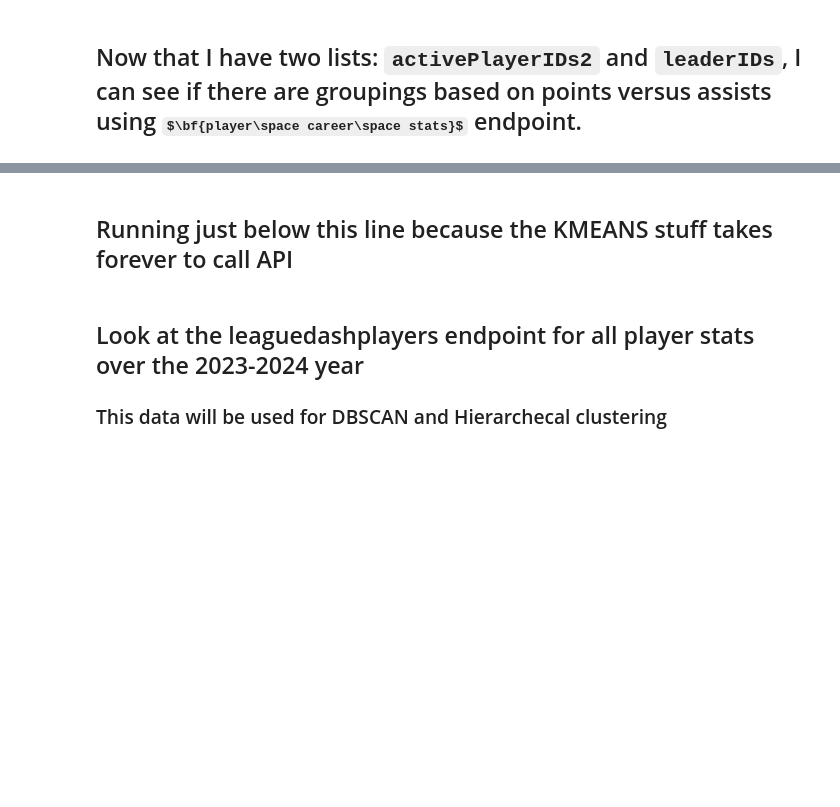
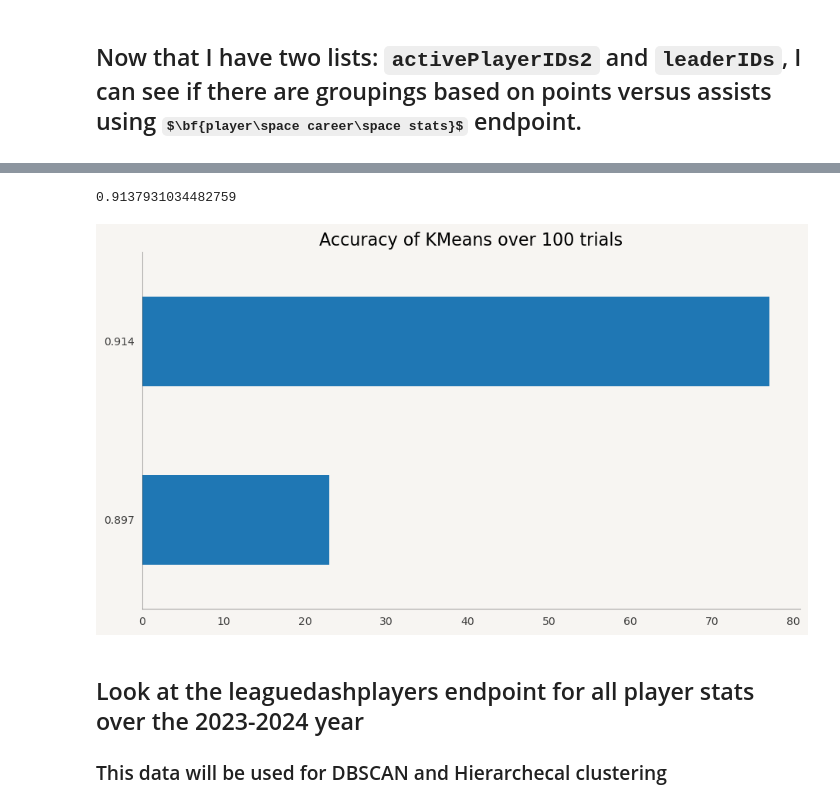
Before and after one commit to lonswaymar/NuggetAnalysis, a Jupyter notebook: notebooks/gather_data_clustering.ipynb, the cells around one changed output, grey strips where cells are left out. Saved outputs shown, nothing was run; the diff lists cells and outputs as text; code cells hidden in the pictures; some formulas as TeX source; blank space fills up the shorter version.

```diff
--- a/notebooks/gather_data_clustering.ipynb
+++ b/notebooks/gather_data_clustering.ipynb
@@ -264,5 +237,37 @@ plt.show()
-# %% [markdown]
-## Running just below this line because the KMEANS stuff takes forever to call API
+# %%
+# Calculate accuracy. Note that colors array is proxy for LEADER classification
+colors.index = range(0, len(labels))
+acc = (colors == labels).sum()/len(colors)
+acc
+# %% [output]
+0.9137931034482759
+# %%
+# Perform mini simulation to determine the accuracy distribution
+accuracies = []
+for _ in range(100):
+
+    kmeans.fit(normalized_top_95)
+    labels = pd.Series(kmeans.labels_).map({0:"lightgreen", 1:"grey"})
+    acc = (colors == labels).sum()/len(colors)
+    acc = float(f"{acc:.3f}")
+    # Accounts for clusters switching
+    if acc < 0.5:
+        acc = 1 - acc
+
+    accuracies.append(acc)
+
+
+fig, ax = plt.subplots(figsize=figsize)
+series = pd.Series(accuracies).value_counts(ascending=True)
+series.plot(kind="barh", ax=ax)
+ax.set_title("Accuracy of KMeans over 100 trials", fontsize=titlesize)
+fig.set_facecolor(facecolor)
+ax.set_facecolor(facecolor)
+tidy_axes(ax)
+plt.savefig("../images/module2_images/kmeans_sim.png")
+plt.show()
+# %% [output]
+[figure, added]
 # %% [markdown]
 ## Look at the leaguedashplayers endpoint for all player stats over the 2023-2024 year
 ### This data will be used for DBSCAN and Hierarchecal clustering
```
Also changed, not shown: parts of 16 cells of this notebook, 8 other files.
